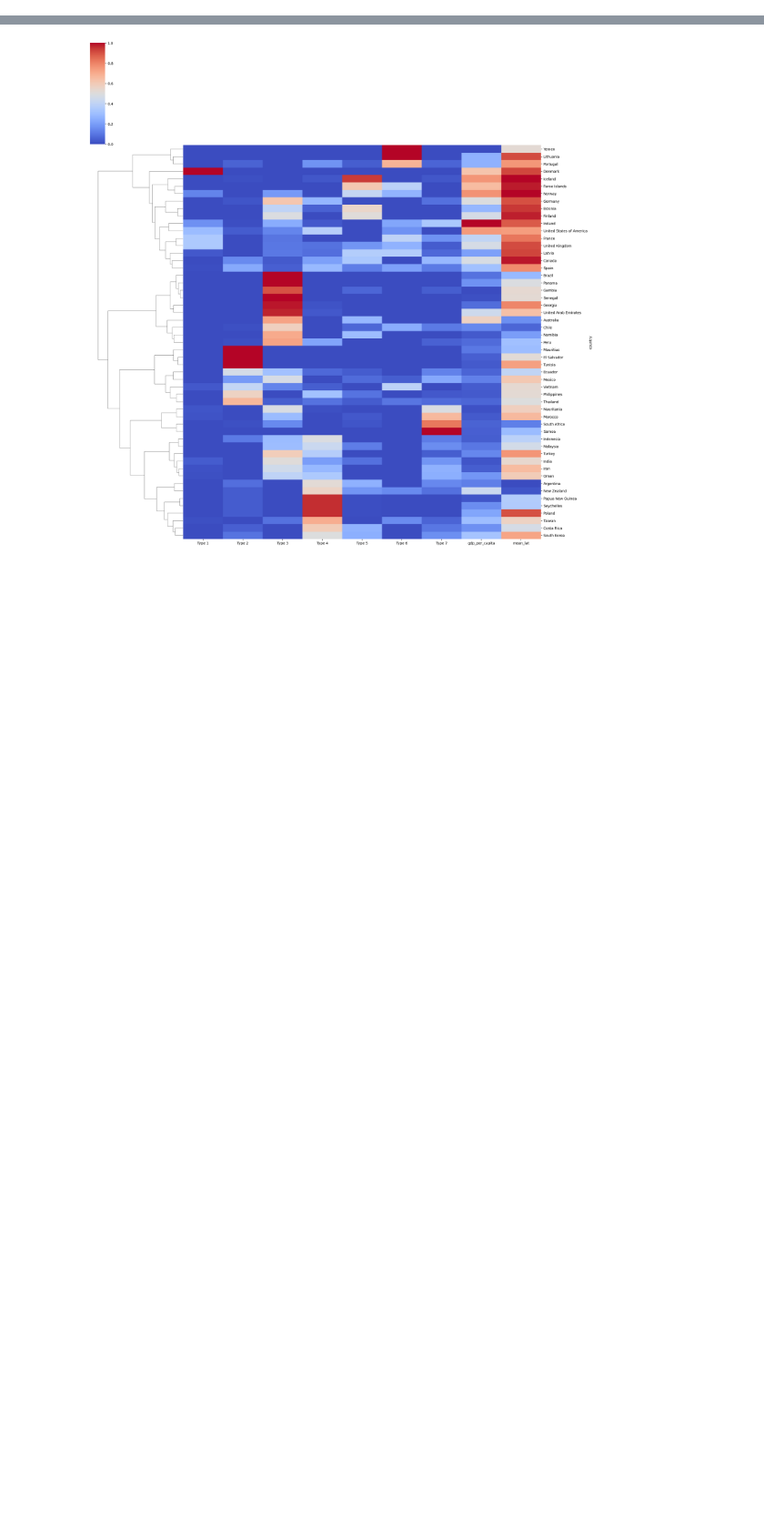
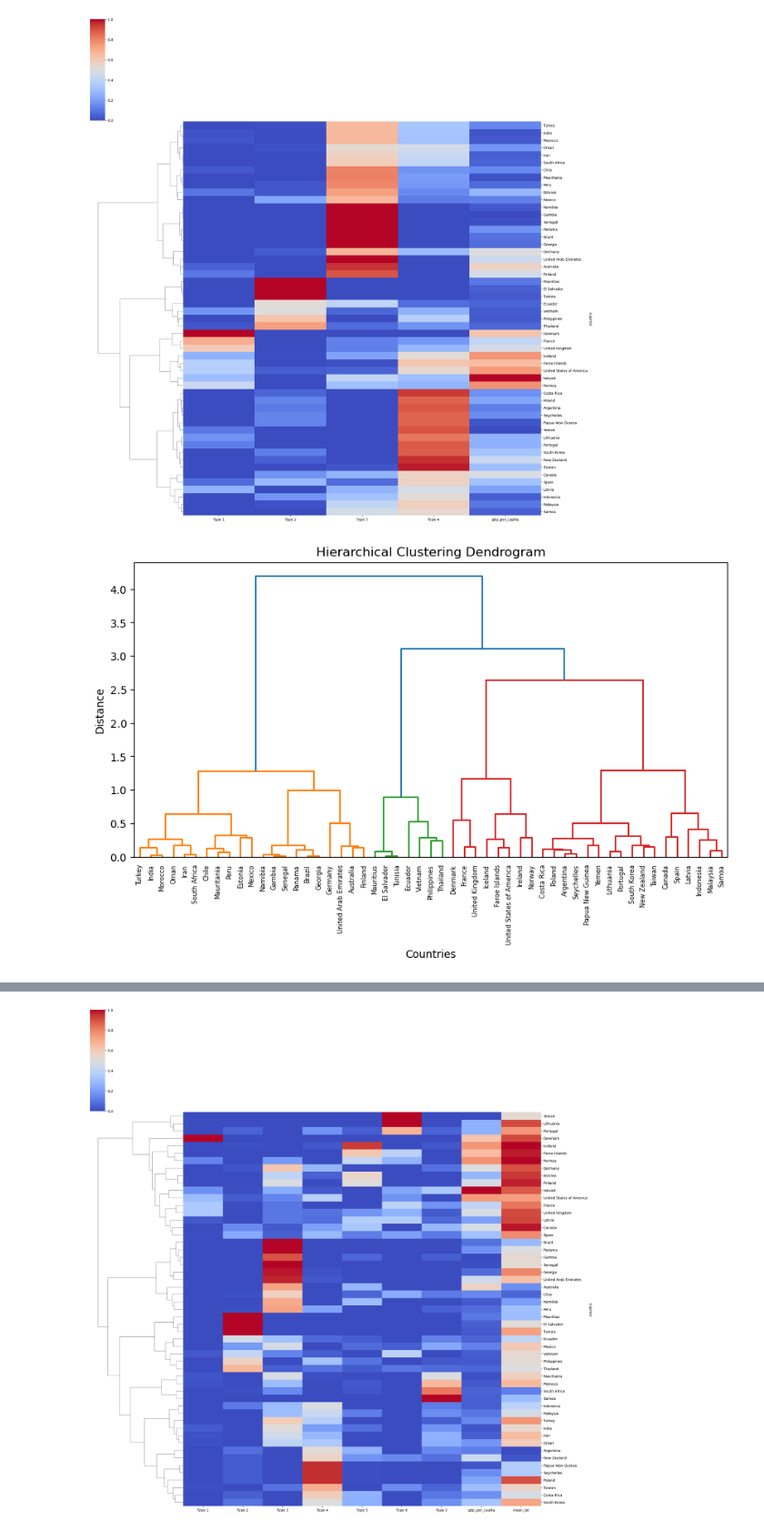
Before and after one commit to SeaAroundUs/end-use-clustering, a Jupyter notebook: src/clustering_testing.ipynb, the cells around one changed output, grey strips where cells are left out. Shown at 91% size. Cells and saved outputs as stored; diff of their text form; code cells hidden in the pictures; blank space fills up the shorter version.

```diff
--- a/src/clustering_testing.ipynb
+++ b/src/clustering_testing.ipynb
@@ -41,0 +54,16 @@ top_category_4
+# %%
+# clean gpd and mean latitude dataframes for merging with W
+gdp_lat_data = gdp_lat_cleaning(
+    gdp_per_capita, mean_latitude, countries, '2024')
+# %%
+# Merge W with cleaned GDP
+profile_gdp_data = cleaned_W.join(gdp_lat_data['gdp_per_capita'])
+
+heatmap_gdp_4 = plot_heatmap(
+    profile_gdp_data, save_fig=True, output_path=graph_output_path)
+
+dendrogram_gdp_4 = plot_dendrogram(
+    profile_gdp_data, save_fig=True, output_path=graph_output_path)
+# %% [output]
+[figure, added]
+[figure, added]
```
Also changed, not shown: parts of 17 cells of this notebook, 16 other files.
